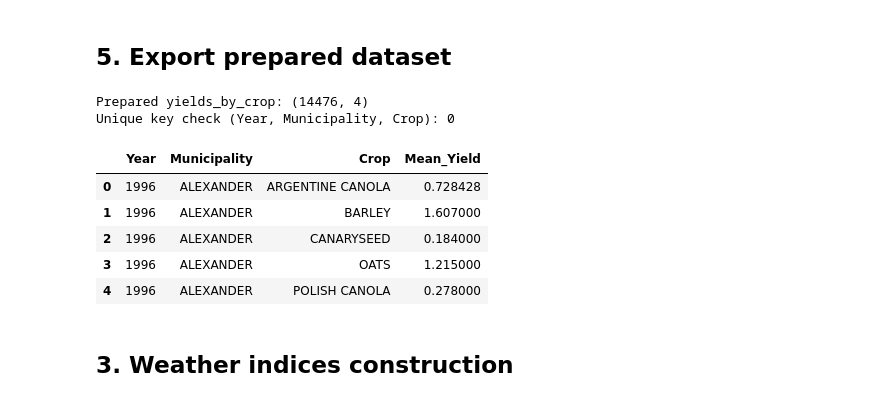
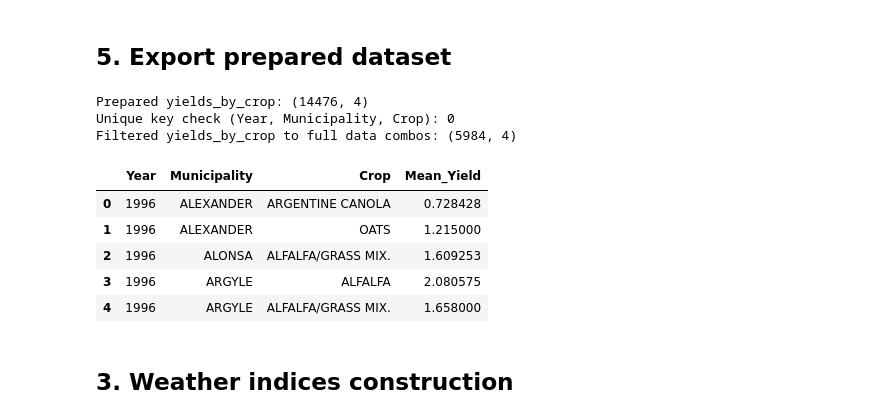
Before and after one commit to mynick12/Data-study, a Jupyter notebook: Manitoba/data_process.ipynb, the cells around one changed output. Saved outputs shown, nothing was run; the diff lists cells and outputs as text; code cells hidden in the pictures.

Commit message:
filter for municipality+crop combo in process

```diff
--- a/Manitoba/data_process.ipynb
+++ b/Manitoba/data_process.ipynb
@@ -75,12 +75,6 @@ def prepare_yields_year_muni_crop(df):
     """
     y = df.copy()
     y.columns = y.columns.str.strip()
-
-    # Required columns check
-    required = {"Year", "Municipality", "Crop", "Yield/Acre"}
-    missing = required - set(y.columns)
-    if missing:
-        raise ValueError(f"Missing required columns in Yields.csv: {sorted(missing)}")
 
     # Types
     y["Year"] = pd.to_numeric(y["Year"], errors="coerce")
@@ -121,25 +115,41 @@ def prepare_yields_year_muni_crop(df):
     out = grouped[["Year", "Municipality", "Crop", "Mean_Yield"]].copy()
     out["Year"] = out["Year"].astype(int)
     return out
+
+def filter_yields_by_combo(df, number_years=YEARS):
+    # Filter to Municipality x Crop combos with number_years=16 years of data
+    counts = (
+        df
+        .groupby(["Municipality", "Crop"], as_index=False)
+        .size()
+        .rename(columns={"size": "n_years"})
+    )
+    valid_combos = counts[counts["n_years"] == len(number_years)][["Municipality", "Crop"]]
+    df = df.merge(valid_combos, on=["Municipality", "Crop"], how="inner")
+    return df
 # %% [markdown]
 ## 5. Export prepared dataset
 # %%
 yields_by_crop = prepare_yields_year_muni_crop(df_yields)
 
 print("Prepared yields_by_crop:", yields_by_crop.shape)
-print("Unique key check (Year, Municipality, Crop):", yields_by_crop.duplicated(["Year","Municipality","Crop"]).sum())
+print("Unique key check (Year, Municipality, Crop):", yields_by_crop.duplicated(["Year","Municipality","Crop"]).sum()) # should be 0
+
+yields_by_crop = filter_yields_by_combo(yields_by_crop, number_years=YEARS)
+print("Filtered yields_by_crop to full data combos:", yields_by_crop.shape)
 
 yields_by_crop.to_csv(OUTDIR / "yields_by_crop.csv", index=False)
 yields_by_crop.head()
 # %% [output]
 Prepared yields_by_crop: (14476, 4)
 Unique key check (Year, Municipality, Crop): 0
+Filtered yields_by_crop to full data combos: (5984, 4)
 |  | Year | Municipality | Crop | Mean_Yield |
 | 0 | 1996 | ALEXANDER | ARGENTINE CANOLA | 0.728428 |
-| 1 | 1996 | ALEXANDER | BARLEY | 1.607000 |
-| 2 | 1996 | ALEXANDER | CANARYSEED | 0.184000 |
-| 3 | 1996 | ALEXANDER | OATS | 1.215000 |
-| 4 | 1996 | ALEXANDER | POLISH CANOLA | 0.278000 |
+| 1 | 1996 | ALEXANDER | OATS | 1.215000 |
+| 2 | 1996 | ALONSA | ALFALFA/GRASS MIX. | 1.609253 |
+| 3 | 1996 | ARGYLE | ALFALFA | 2.080575 |
+| 4 | 1996 | ARGYLE | ALFALFA/GRASS MIX. | 1.658000 |
 # %% [markdown]
 ## 3. Weather indices construction
 # %%
```
Also changed, not shown: parts of 2 cells of this notebook, 6 other files.
